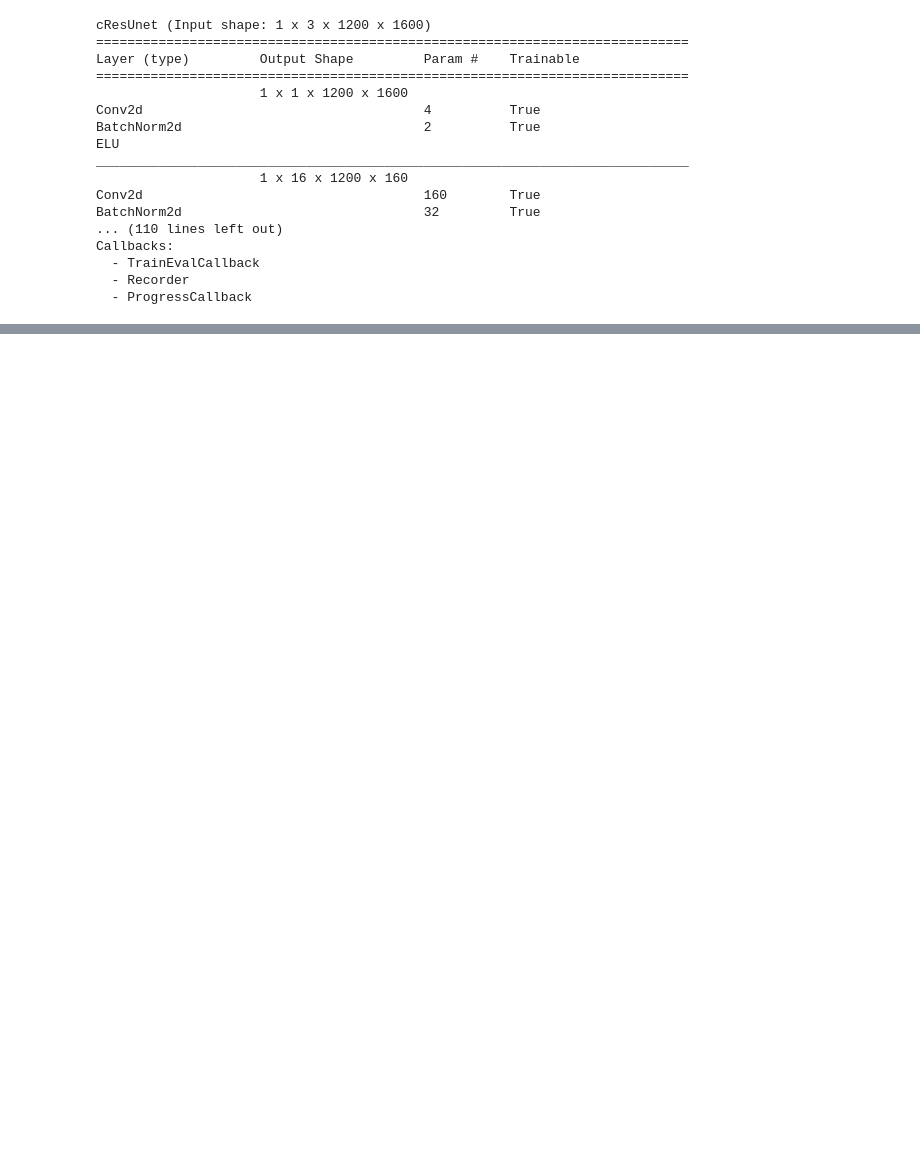
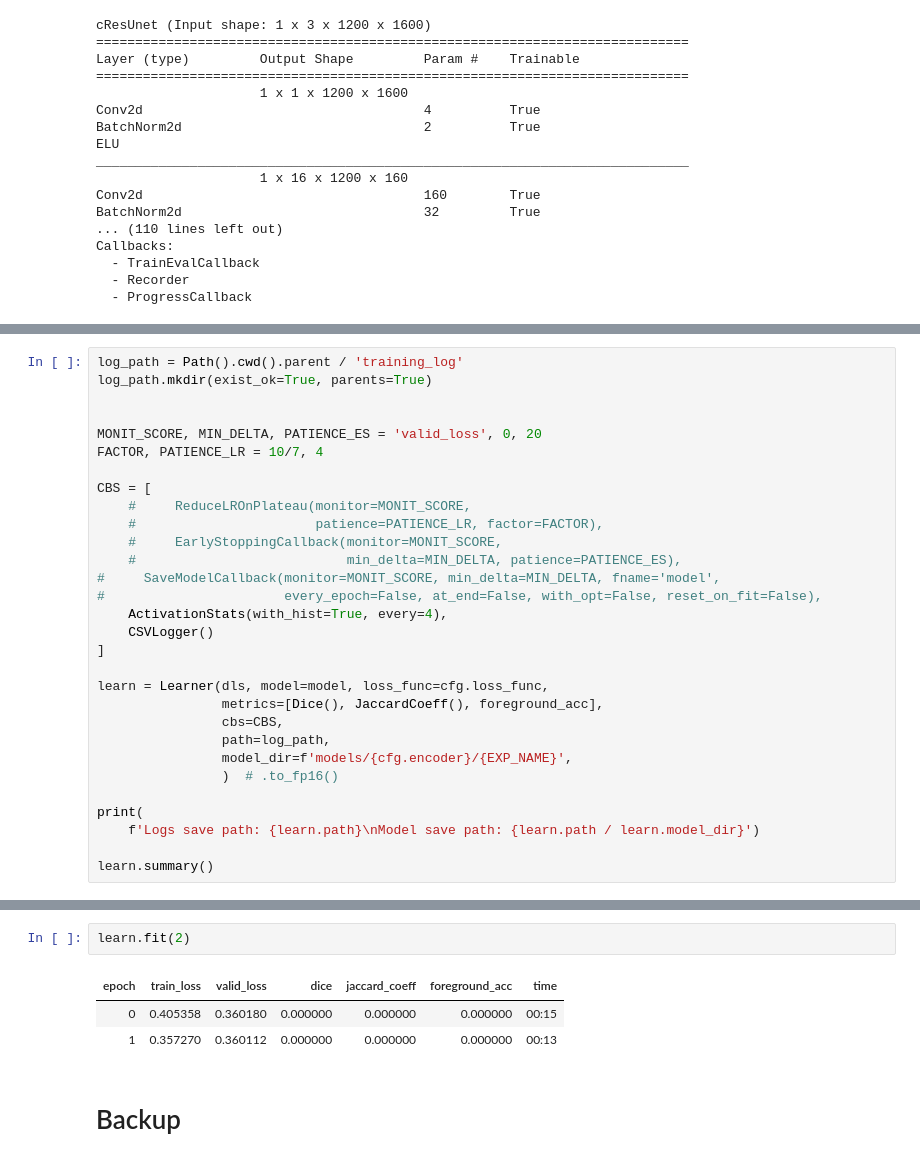
Before and after one commit to DeepLearningItalia/Cell_Counting_Res_UNet, a Jupyter notebook: notebooks/03.02 - Deep Learning - implementazione c-Resunet.ipynb, the cells around one changed output, grey strips where cells are left out. Cells and saved outputs as stored; diff of their text form; blank space fills up the shorter version.

```diff
--- a/notebooks/03.02 - Deep Learning - implementazione c-Resunet.ipynb
+++ b/notebooks/03.02 - Deep Learning - implementazione c-Resunet.ipynb
@@ -346,0 +438,30 @@ Callbacks:
+# %%
+log_path = Path().cwd().parent / 'training_log'
+log_path.mkdir(exist_ok=True, parents=True)
+
+
+MONIT_SCORE, MIN_DELTA, PATIENCE_ES = 'valid_loss', 0, 20
+FACTOR, PATIENCE_LR = 10/7, 4
+
+CBS = [
+    #     ReduceLROnPlateau(monitor=MONIT_SCORE,
+    #                       patience=PATIENCE_LR, factor=FACTOR),
+    #     EarlyStoppingCallback(monitor=MONIT_SCORE,
+    #                           min_delta=MIN_DELTA, patience=PATIENCE_ES),
+#     SaveModelCallback(monitor=MONIT_SCORE, min_delta=MIN_DELTA, fname='model',
+#                       every_epoch=False, at_end=False, with_opt=False, reset_on_fit=False),
+    ActivationStats(with_hist=True, every=4),
+    CSVLogger()
+]
+
+learn = Learner(dls, model=model, loss_func=cfg.loss_func,
+                metrics=[Dice(), JaccardCoeff(), foreground_acc],
+                cbs=CBS,
+                path=log_path,
+                model_dir=f'models/{cfg.encoder}/{EXP_NAME}',
+                )  # .to_fp16()
+
+print(
+    f'Logs save path: {learn.path}\nModel save path: {learn.path / learn.model_dir}')
+
+learn.summary()
@@ -346,0 +489,8 @@ Callbacks:
+# %%
+learn.fit(2)
+# %% [output]
+| epoch | train_loss | valid_loss | dice | jaccard_coeff | foreground_acc | time |
+| 0 | 0.405358 | 0.360180 | 0.000000 | 0.000000 | 0.000000 | 00:15 |
+| 1 | 0.357270 | 0.360112 | 0.000000 | 0.000000 | 0.000000 | 00:13 |
+# %% [markdown]
+# Backup
```
Also changed, not shown: parts of 8 cells of this notebook.
